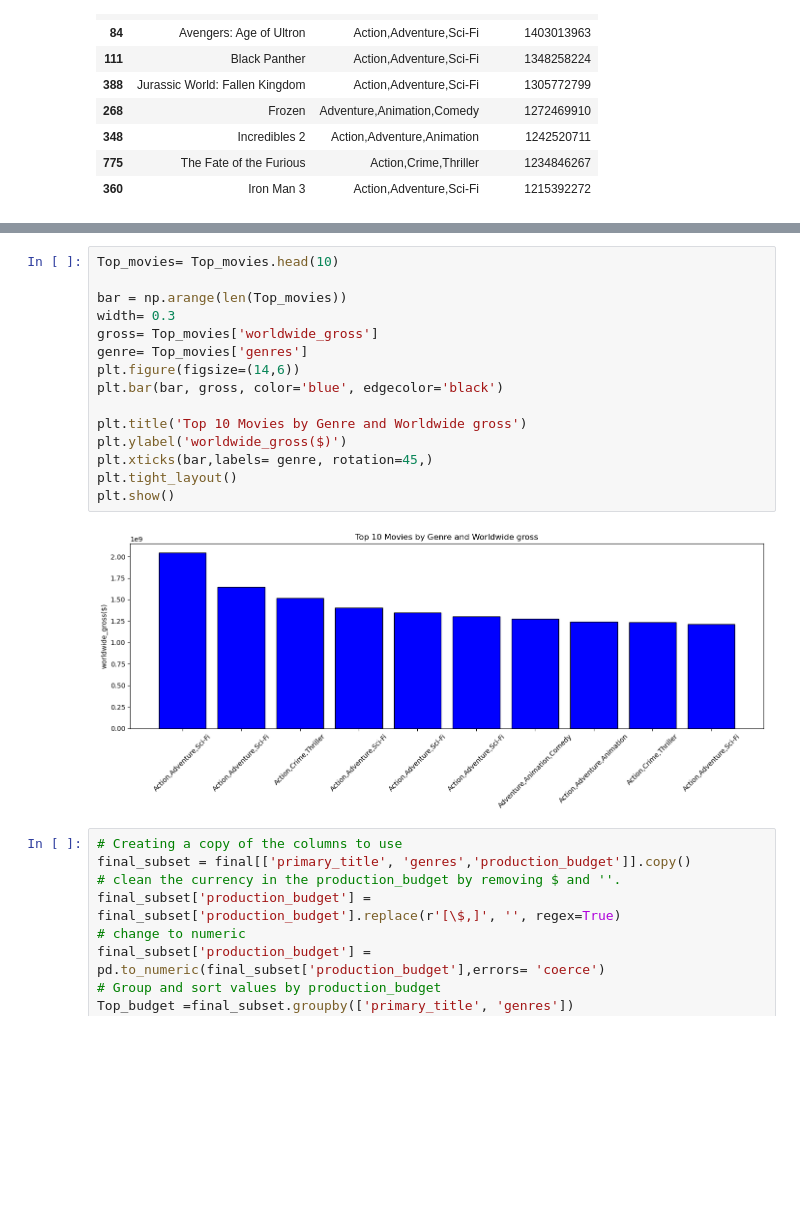
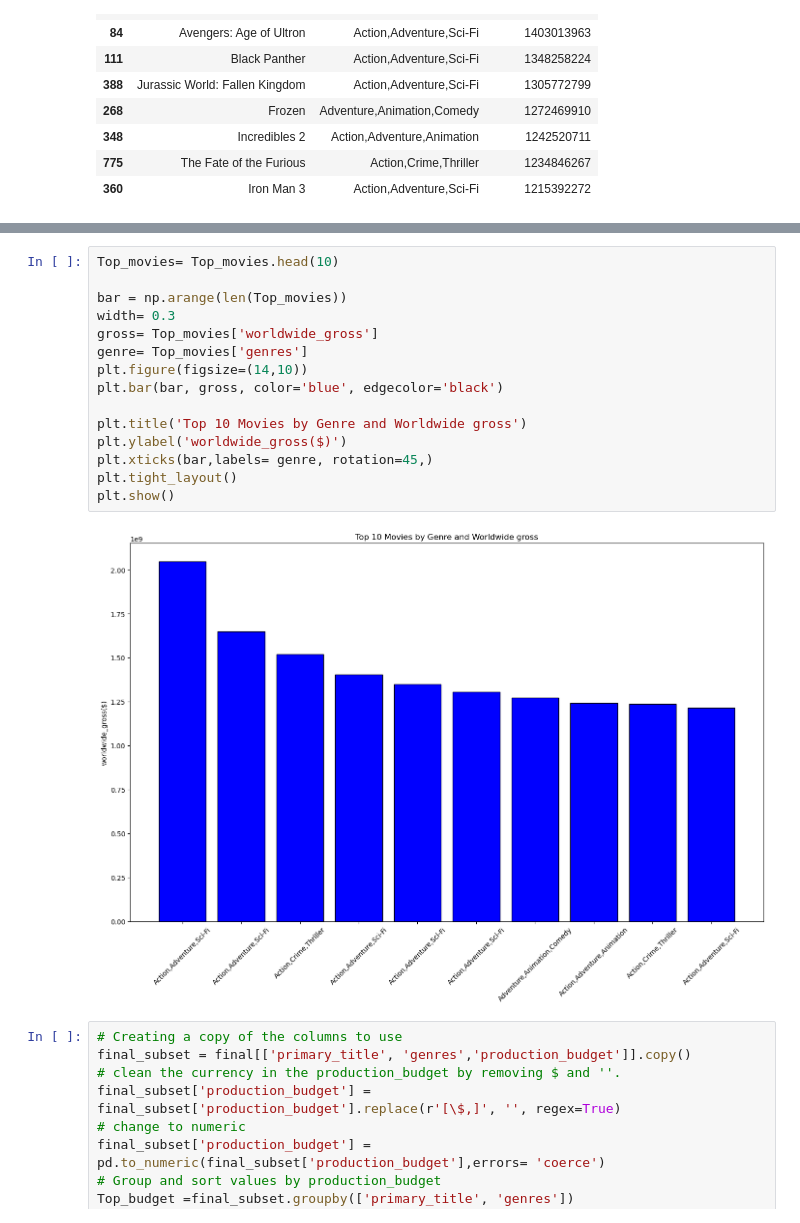
Before and after one commit to Luccy-svg/New_Movie_Studio_Project, a Jupyter notebook: student.ipynb, the cells around one changed output, grey strips where cells are left out. Saved outputs shown, nothing was run; the diff lists cells and outputs as text; blank space fills up the shorter version.

```diff
--- a/student.ipynb
+++ b/student.ipynb
@@ -850,20 +877,20 @@ plt.show()
 # %%
 Top_movies= Top_movies.head(10)
 
 bar = np.arange(len(Top_movies))
 width= 0.3
 gross= Top_movies['worldwide_gross']
 genre= Top_movies['genres']
-plt.figure(figsize=(14,6))
+plt.figure(figsize=(14,10))
 plt.bar(bar, gross, color='blue', edgecolor='black')
 
 plt.title('Top 10 Movies by Genre and Worldwide gross')
 plt.ylabel('worldwide_gross($)')
 plt.xticks(bar,labels= genre, rotation=45,)
 plt.tight_layout()
 plt.show()
 # %% [output]
-[figure, old version]
+[figure, new version]
 # %%
 # Creating a copy of the columns to use
 final_subset = final[['primary_title', 'genres','production_budget']].copy()
```
Also changed, not shown: parts of 9 cells of this notebook.
